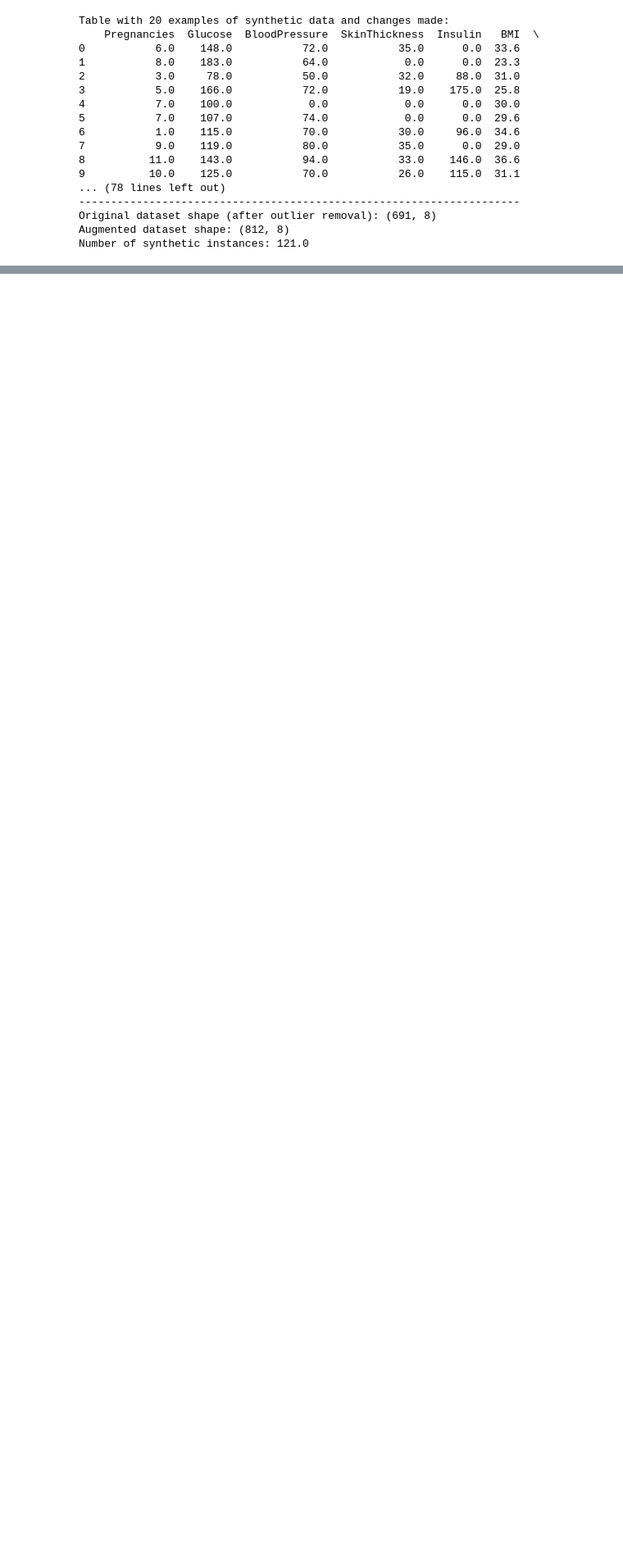
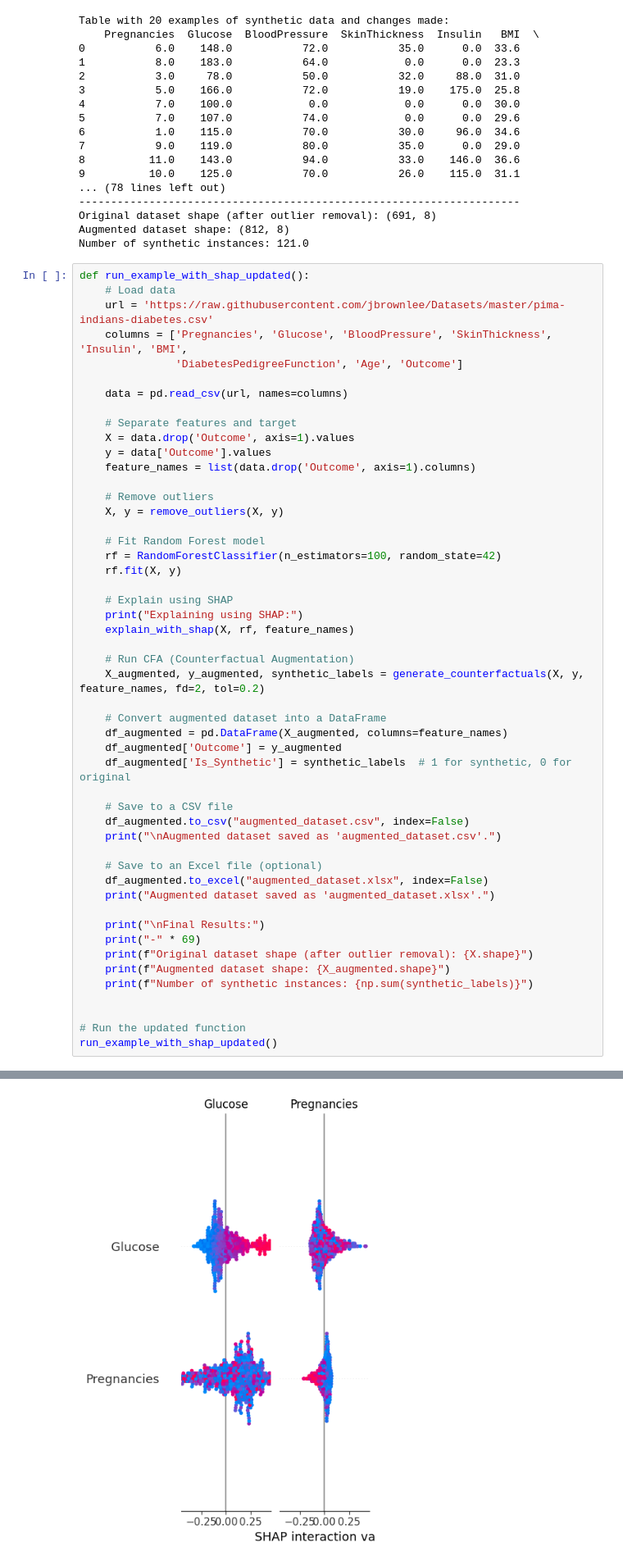
Before and after one commit to AniketGupta30/CFA, a Jupyter notebook: CFA_Major_Project.ipynb, the cells around one changed output, grey strips where cells are left out. Shown at 82% size. Drawn from its saved outputs; the diff is of its cells as text; blank space fills up the shorter version.

```diff
--- a/CFA_Major_Project.ipynb
+++ b/CFA_Major_Project.ipynb
@@ -294,3 +385,54 @@ Table with 20 examples of synthetic data and changes made:
 Original dataset shape (after outlier removal): (691, 8)
 Augmented dataset shape: (812, 8)
 Number of synthetic instances: 121.0
+# %%
+def run_example_with_shap_updated():
+    # Load data
+    url = 'https://raw.githubusercontent.com/jbrownlee/Datasets/master/pima-indians-diabetes.csv'
+    columns = ['Pregnancies', 'Glucose', 'BloodPressure', 'SkinThickness', 'Insulin', 'BMI',
+               'DiabetesPedigreeFunction', 'Age', 'Outcome']
+
+    data = pd.read_csv(url, names=columns)
+
+    # Separate features and target
+    X = data.drop('Outcome', axis=1).values
+    y = data['Outcome'].values
+    feature_names = list(data.drop('Outcome', axis=1).columns)
+
+    # Remove outliers
+    X, y = remove_outliers(X, y)
+
+    # Fit Random Forest model
+    rf = RandomForestClassifier(n_estimators=100, random_state=42)
+    rf.fit(X, y)
+
+    # Explain using SHAP
+    print("Explaining using SHAP:")
+    explain_with_shap(X, rf, feature_names)
+
+    # Run CFA (Counterfactual Augmentation)
+    X_augmented, y_augmented, synthetic_labels = generate_counterfactuals(X, y, feature_names, fd=2, tol=0.2)
+
+    # Convert augmented dataset into a DataFrame
+    df_augmented = pd.DataFrame(X_augmented, columns=feature_names)
+    df_augmented['Outcome'] = y_augmented
+    df_augmented['Is_Synthetic'] = synthetic_labels  # 1 for synthetic, 0 for original
+
+    # Save to a CSV file
+    df_augmented.to_csv("augmented_dataset.csv", index=False)
+    print("\nAugmented dataset saved as 'augmented_dataset.csv'.")
+
+    # Save to an Excel file (optional)
+    df_augmented.to_excel("augmented_dataset.xlsx", index=False)
+    print("Augmented dataset saved as 'augmented_dataset.xlsx'.")
+
+    print("\nFinal Results:")
+    print("-" * 69)
+    print(f"Original dataset shape (after outlier removal): {X.shape}")
+    print(f"Augmented dataset shape: {X_augmented.shape}")
+    print(f"Number of synthetic instances: {np.sum(synthetic_labels)}")
+
+
+# Run the updated function
+run_example_with_shap_updated()
+# %% [output]
@@ -296,0 +440 @@ Number of synthetic instances: 121.0
+[figure, added]
```
Also changed, not shown: parts of 4 cells of this notebook.
